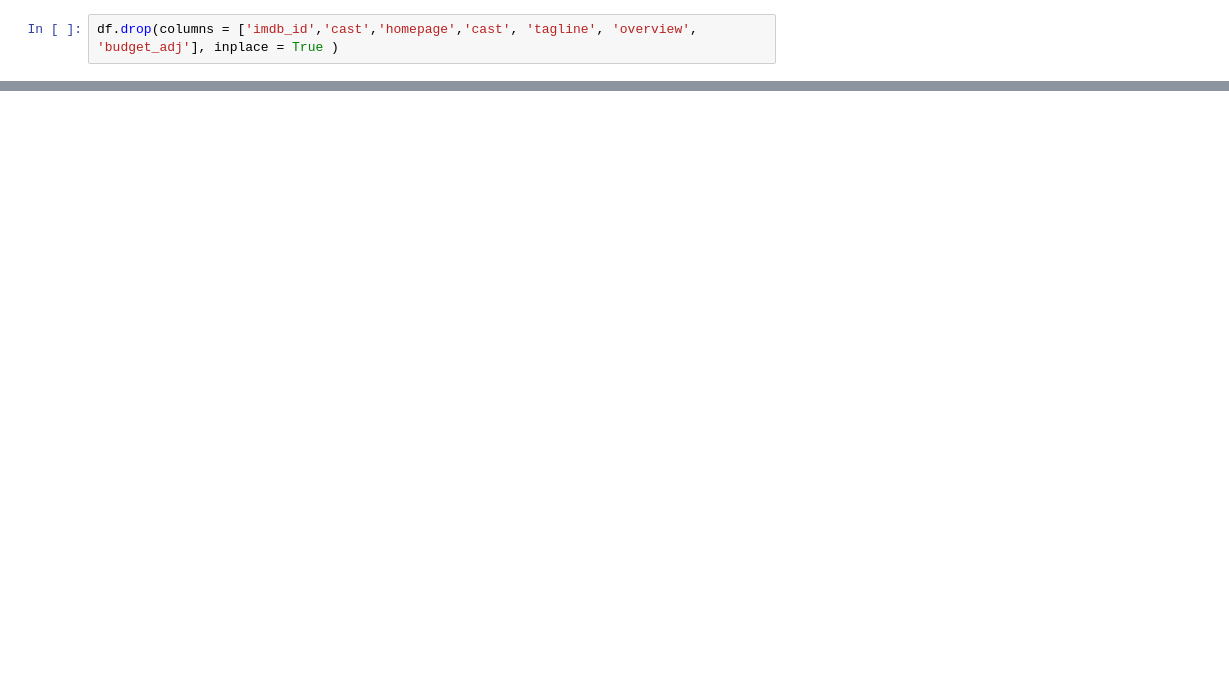
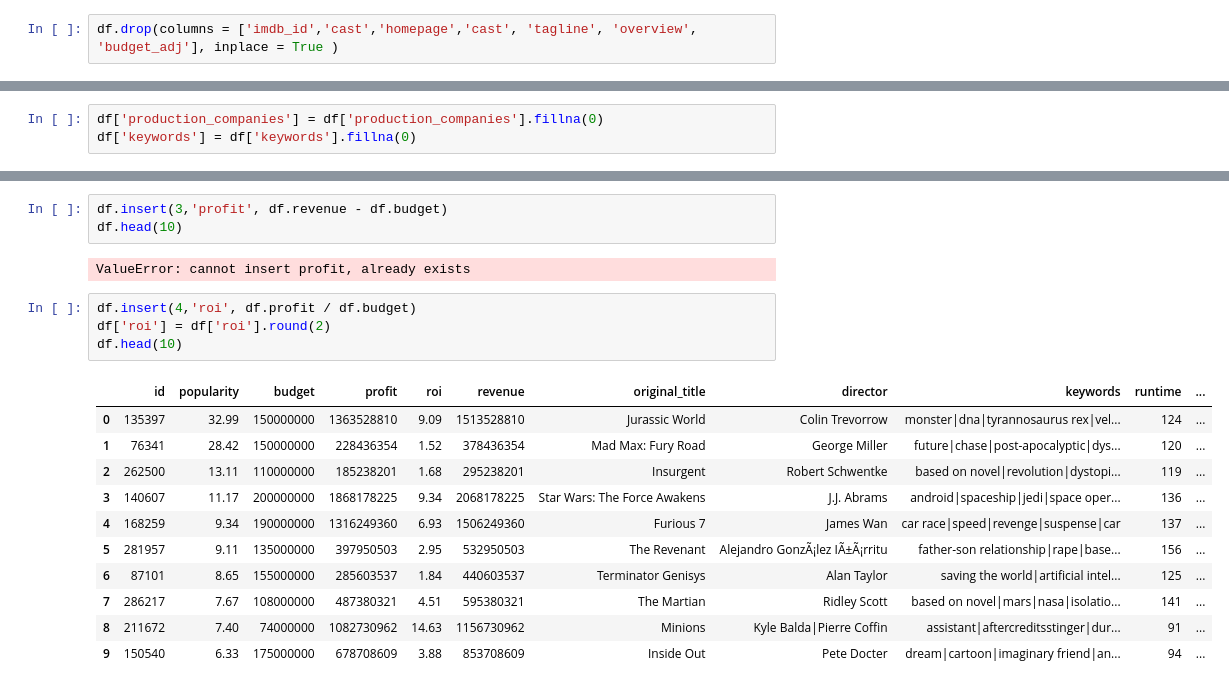
Before and after one commit to LuisAntonioDoHer/Movies_data_analysis, a Jupyter notebook: Movies_data_analysis.ipynb, the cells around one changed output, grey strips where cells are left out. Saved outputs shown, nothing was run; the diff lists cells and outputs as text; blank space fills up the shorter version.

```diff
--- a/Movies_data_analysis.ipynb
+++ b/Movies_data_analysis.ipynb
@@ -58,3 +59,6 @@ df.head(5)
+# %%
+df['production_companies'] = df['production_companies'].fillna(0)
+df['keywords'] = df['keywords'].fillna(0)
 # %%
 df.isnull().sum()
 # %% [output]
@@ -78,0 +91,21 @@ df.dropna(how = 'any', subset= ['director', 'genres'], inplace = True )
+# %%
+df.insert(3,'profit', df.revenue - df.budget)
+df.head(10)
+# %% [output]
+ValueError: cannot insert profit, already exists
+# %%
+df.insert(4,'roi', df.profit / df.budget)
+df['roi'] = df['roi'].round(2)
+df.head(10)
+# %% [output]
+|  | id | popularity | budget | profit | roi | revenue | original_title | director | keywords | runtime | ... |
+| 0 | 135397 | 32.99 | 150000000 | 1363528810 | 9.09 | 1513528810 | Jurassic World | Colin Trevorrow | monster|dna|tyrannosaurus rex|vel... | 124 | ... |
+| 1 | 76341 | 28.42 | 150000000 | 228436354 | 1.52 | 378436354 | Mad Max: Fury Road | George Miller | future|chase|post-apocalyptic|dys... | 120 | ... |
+| 2 | 262500 | 13.11 | 110000000 | 185238201 | 1.68 | 295238201 | Insurgent | Robert Schwentke | based on novel|revolution|dystopi... | 119 | ... |
+| 3 | 140607 | 11.17 | 200000000 | 1868178225 | 9.34 | 2068178225 | Star Wars: The Force Awakens | J.J. Abrams | android|spaceship|jedi|space oper... | 136 | ... |
+| 4 | 168259 | 9.34 | 190000000 | 1316249360 | 6.93 | 1506249360 | Furious 7 | James Wan | car race|speed|revenge|suspense|car | 137 | ... |
+| 5 | 281957 | 9.11 | 135000000 | 397950503 | 2.95 | 532950503 | The Revenant | Alejandro GonzÃ¡lez IÃ±Ã¡rritu | father-son relationship|rape|base... | 156 | ... |
+| 6 | 87101 | 8.65 | 155000000 | 285603537 | 1.84 | 440603537 | Terminator Genisys | Alan Taylor | saving the world|artificial intel... | 125 | ... |
+| 7 | 286217 | 7.67 | 108000000 | 487380321 | 4.51 | 595380321 | The Martian | Ridley Scott | based on novel|mars|nasa|isolatio... | 141 | ... |
+| 8 | 211672 | 7.40 | 74000000 | 1082730962 | 14.63 | 1156730962 | Minions | Kyle Balda|Pierre Coffin | assistant|aftercreditsstinger|dur... | 91 | ... |
+| 9 | 150540 | 6.33 | 175000000 | 678708609 | 3.88 | 853708609 | Inside Out | Pete Docter | dream|cartoon|imaginary friend|an... | 94 | ... |
```
Also changed, not shown: parts of 15 cells of this notebook.
